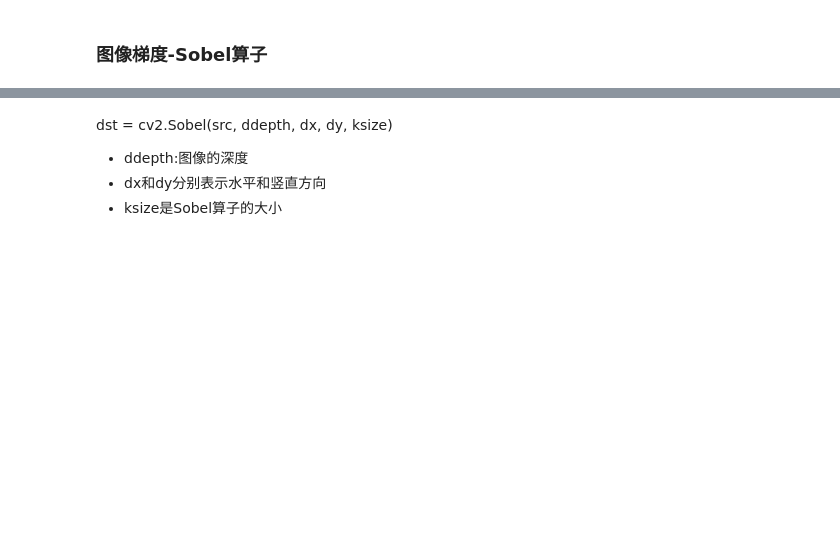
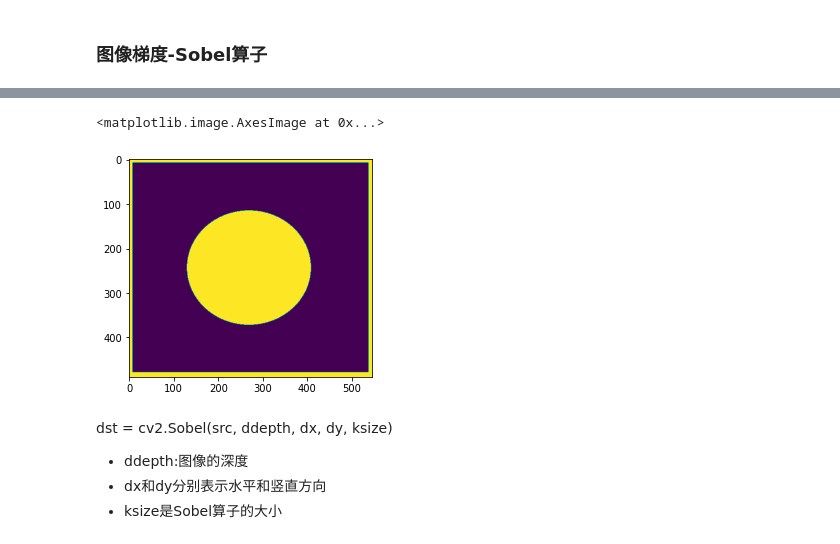
Before and after one commit to HuangCongQing/OpenCV, a Jupyter notebook: 基于python的Opencv项目实战/图像操作/图像处理.ipynb, the cells around one changed output, grey strips where cells are left out. Saved outputs shown, nothing was run; the diff lists cells and outputs as text; code cells hidden in the pictures; blank space fills up the shorter version.

```diff
--- a/基于python的Opencv项目实战/图像操作/图像处理.ipynb
+++ b/基于python的Opencv项目实战/图像操作/图像处理.ipynb
@@ -271,9 +271,13 @@ cv2.destroyAllWindows()
 ![title](sobel_1.png)
 # %%
 img = cv2.imread('pie.png',cv2.IMREAD_GRAYSCALE)
-cv2.imshow("img",img)
-cv2.waitKey()
-cv2.destroyAllWindows()
+plt.imshow(img)
+# cv2.imshow("img",img)
+# cv2.waitKey()
+# cv2.destroyAllWindows()
+# %% [output]
+<matplotlib.image.AxesImage at 0x...>
+[figure, added]
 # %% [markdown]
 dst = cv2.Sobel(src, ddepth, dx, dy, ksize)
 - ddepth:图像的深度
```
Also changed, not shown: parts of 14 cells of this notebook.
